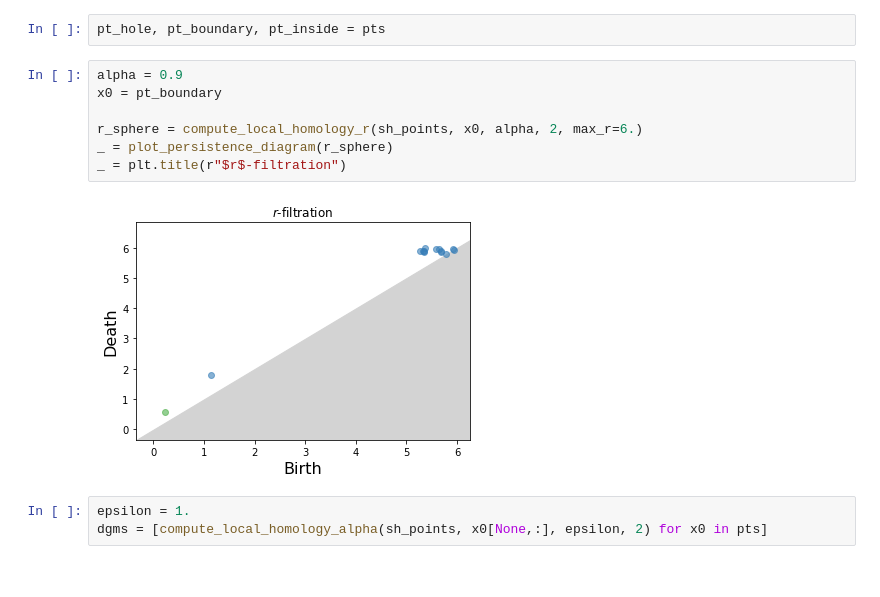
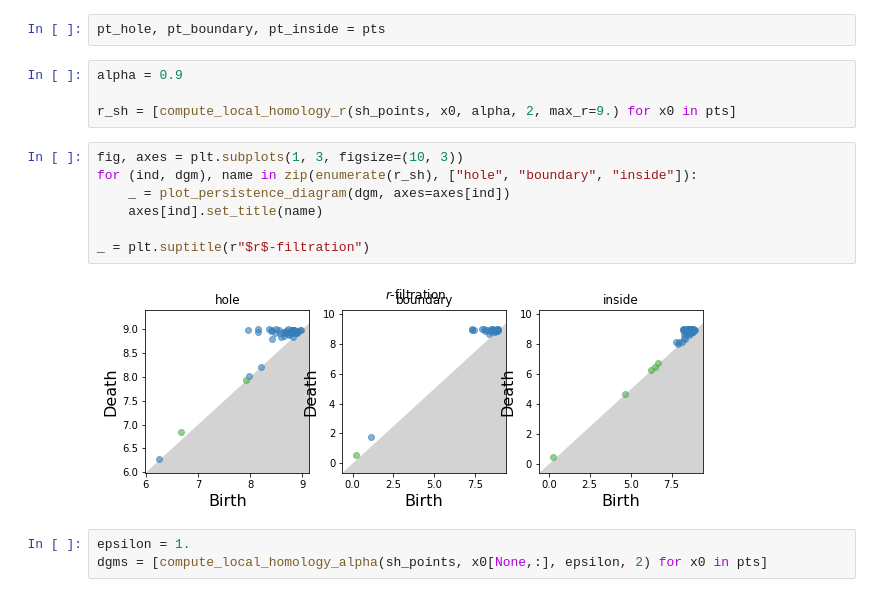
Before and after one commit to wreise/local_homology, a Jupyter notebook: notebooks/Tutorial.ipynb, the cells around one changed output. Drawn from its saved outputs; the diff is of its cells as text.

Commit message:
Compute swiss roll r-filtration ph for the 3 points

```diff
--- a/notebooks/Tutorial.ipynb
+++ b/notebooks/Tutorial.ipynb
@@ -298,15 +298,19 @@ _ = ax.text2D(0.8, 0.05, s="n_samples=1500", transform=ax.transAxes)
 [figure]
 # %%
 pt_hole, pt_boundary, pt_inside = pts
+# %%
+alpha = 0.9
+
+r_sh = [compute_local_homology_r(sh_points, x0, alpha, 2, max_r=9.) for x0 in pts]
 # %%
-alpha = 0.9
-x0 = pt_boundary
+fig, axes = plt.subplots(1, 3, figsize=(10, 3))
+for (ind, dgm), name in zip(enumerate(r_sh), ["hole", "boundary", "inside"]):
+    _ = plot_persistence_diagram(dgm, axes=axes[ind])
+    axes[ind].set_title(name)
 
-r_sphere = compute_local_homology_r(sh_points, x0, alpha, 2, max_r=6.)
-_ = plot_persistence_diagram(r_sphere)
-_ = plt.title(r"$r$-filtration")
+_ = plt.suptitle(r"$r$-filtration")
 # %% [output]
-[figure, old version]
+[figure, new version]
 # %%
 epsilon = 1.
 dgms = [compute_local_homology_alpha(sh_points, x0[None,:], epsilon, 2) for x0 in pts]
```
Also changed, not shown: parts of 8 cells of this notebook.
